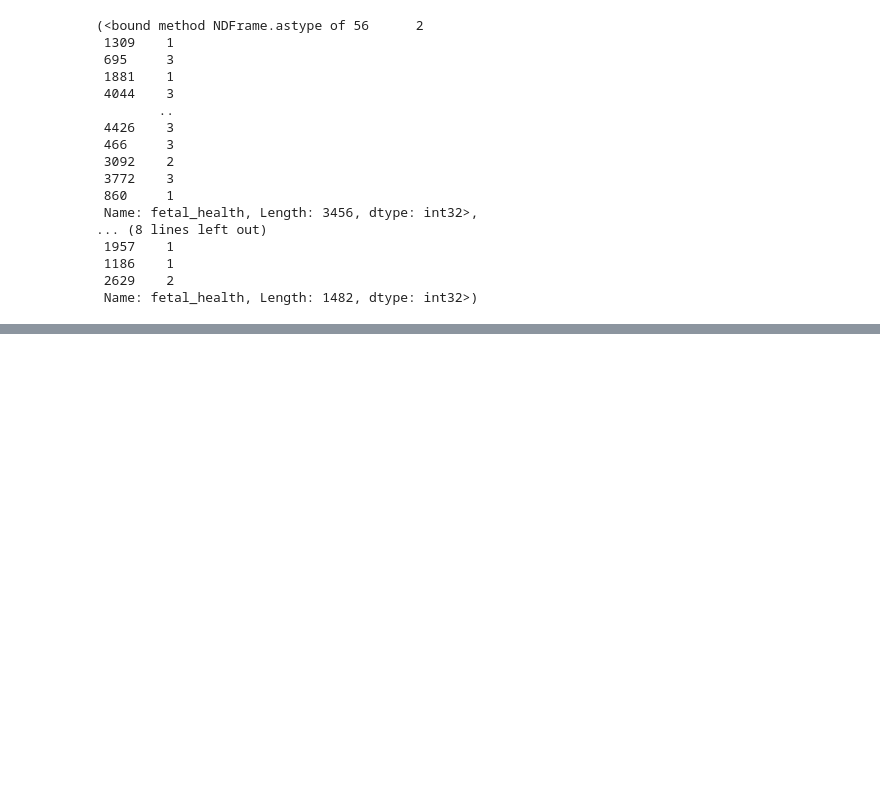
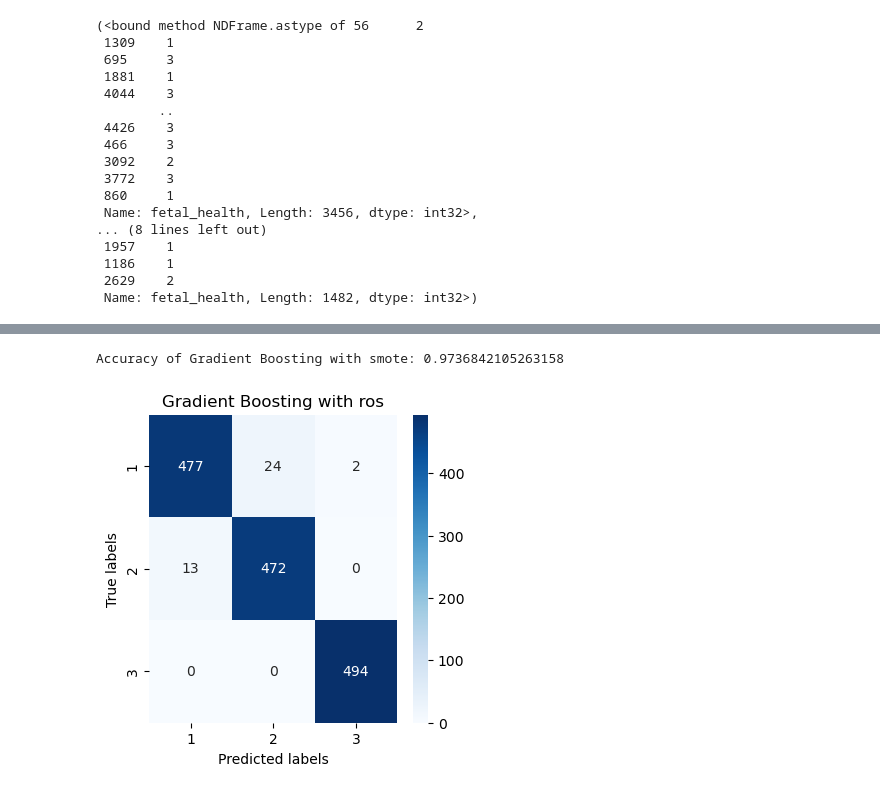
Before and after one commit to Constantin-Stamate/Pregnancy_Health_Assistant, a Jupyter notebook: models/gradient_boosting.ipynb, the cells around one changed output, grey strips where cells are left out. Saved outputs shown, nothing was run; the diff lists cells and outputs as text; code cells hidden in the pictures; blank space fills up the shorter version.

Commit message:
implement GradientBoosting model with ROS resampling

```diff
--- a/models/gradient_boosting.ipynb
+++ b/models/gradient_boosting.ipynb
@@ -321,0 +322,2 @@ plt.show()
+# %%
+x_ros_train, x_ros_test, y_ros_train, y_ros_test = train_test_split(X_ros_resampled, Y_ros_resampled, test_size=0.3, random_state=42)
@@ -321,0 +328,3 @@ plt.show()
+# %%
+y_ros_train = y_ros_train.astype(int)
+y_ros_test = y_ros_test.astype(int)
@@ -321,0 +351,20 @@ plt.show()
+# %%
+model_ros = GradientBoostingClassifier()
+
+model_ros.fit(x_ros_train, y_ros_train)
+y_ros_pred = model_ros.predict(x_ros_test)
+
+accuracy_ros = accuracy_score(y_ros_test, y_ros_pred)
+print(f"Accuracy of Gradient Boosting with smote: {accuracy_ros}")
+# %% [output]
+Accuracy of Gradient Boosting with smote: 0.9736842105263158
+# %%
+conf_matrix_ros = confusion_matrix(y_ros_test, y_ros_pred)
+plt.figure(figsize=(4, 4))
+sns.heatmap(conf_matrix_ros, annot=True, fmt="d", cmap="Blues", xticklabels=[1, 2, 3], yticklabels=[1, 2, 3])
+plt.title(f"Gradient Boosting with ros")
+plt.xlabel('Predicted labels')
+plt.ylabel('True labels')
+plt.show()
+# %% [output]
+[figure, added]
```
Also changed, not shown: parts of 4 cells of this notebook.
